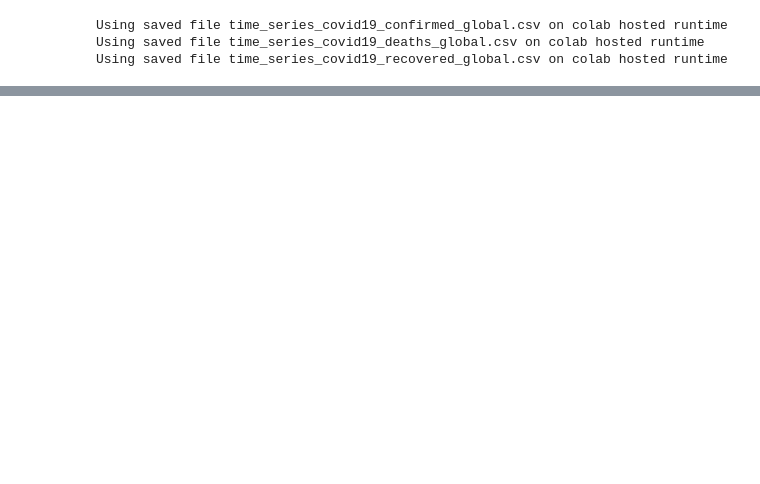
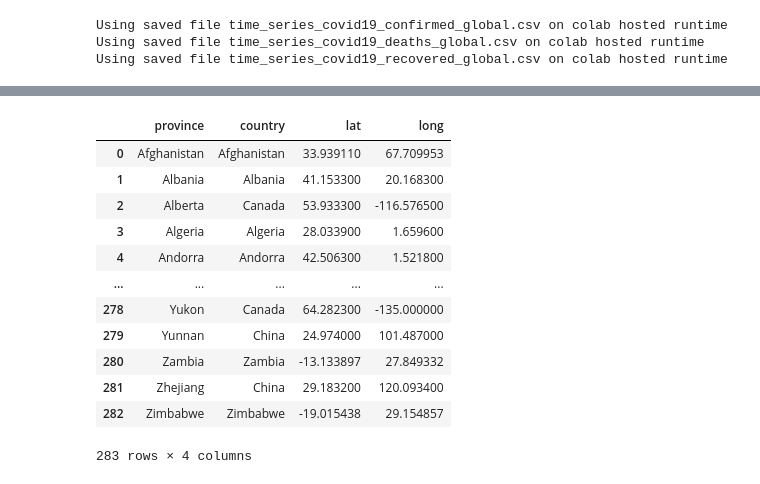
Before and after one commit to Strata-Tech/Covid19, a Jupyter notebook: covid19.ipynb, the cells around one changed output, grey strips where cells are left out. Cells and saved outputs as stored; diff of their text form; code cells hidden in the pictures; blank space fills up the shorter version.

```diff
--- a/covid19.ipynb
+++ b/covid19.ipynb
@@ -164,0 +280,22 @@ dataset
+# %%
+# solution to lat long problem
+# objective: drop the lat long from recovered dataframe
+# merge in the lat long from confirmed set
+
+latlong_country = dataset.groupby(['province', 'country', 'lat', 'long'], as_index=False).mean()
+latlong_country = latlong_country[['province', 'country', 'lat', 'long']]
+latlong_country
+# %% [output]
+|  | province | country | lat | long |
+| 0 | Afghanistan | Afghanistan | 33.939110 | 67.709953 |
+| 1 | Albania | Albania | 41.153300 | 20.168300 |
+| 2 | Alberta | Canada | 53.933300 | -116.576500 |
+| 3 | Algeria | Algeria | 28.033900 | 1.659600 |
+| 4 | Andorra | Andorra | 42.506300 | 1.521800 |
+| ... | ... | ... | ... | ... |
+| 278 | Yukon | Canada | 64.282300 | -135.000000 |
+| 279 | Yunnan | China | 24.974000 | 101.487000 |
+| 280 | Zambia | Zambia | -13.133897 | 27.849332 |
+| 281 | Zhejiang | China | 29.183200 | 120.093400 |
+| 282 | Zimbabwe | Zimbabwe | -19.015438 | 29.154857 |
+283 rows × 4 columns
```
Also changed, not shown: parts of 10 cells of this notebook.
